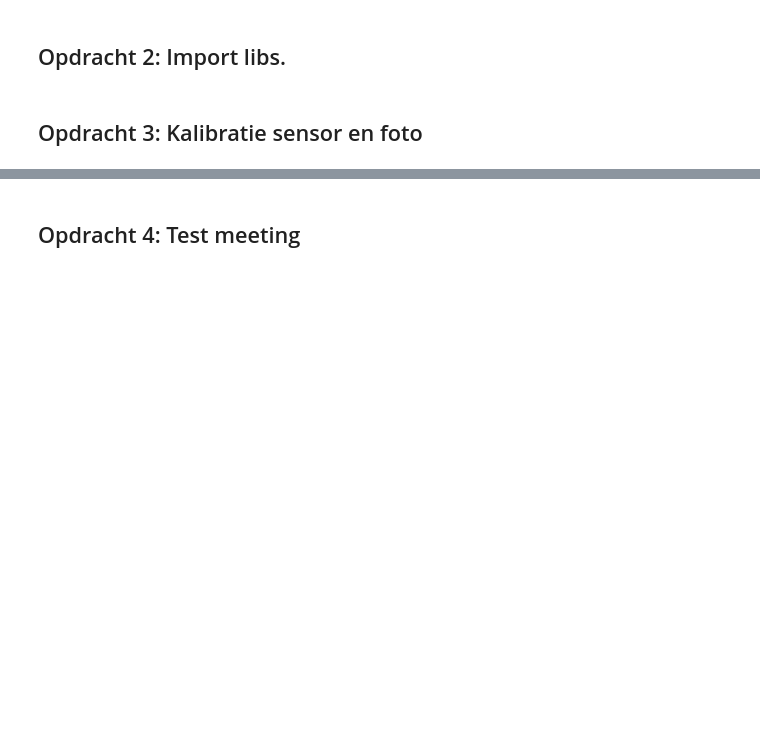
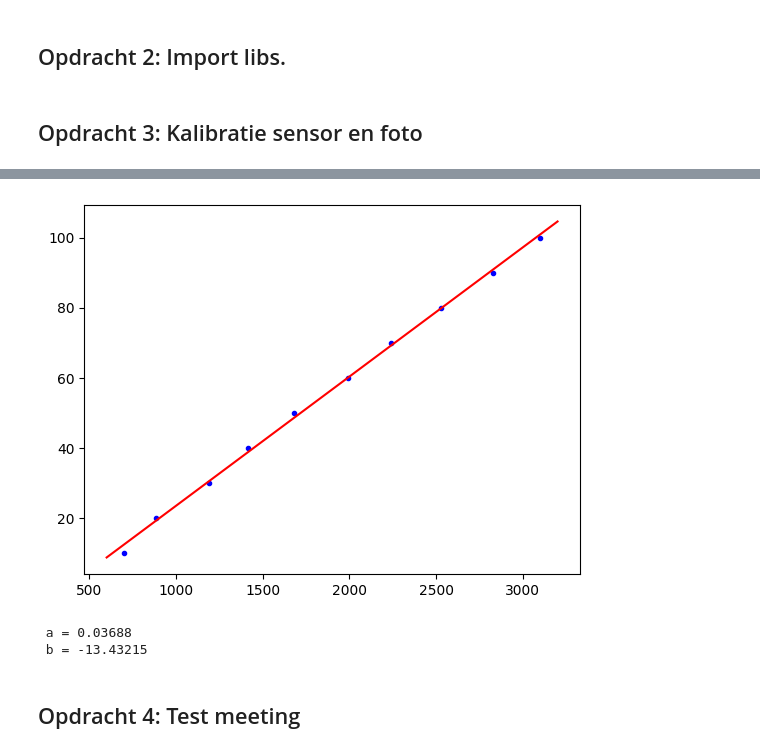
Before and after one commit to sjiemen/DEF_opdrachten_fork, a Jupyter notebook: FysiekeOntwerpopdrachten/4OntwerpEenAlgoritmeEchoAkoestisch/DEFOntwerpopdracht4AlgoritmeInvulTemplate.ipynb, the cells around one changed output, grey strips where cells are left out. Drawn from its saved outputs; the diff is of its cells as text; code cells hidden in the pictures; blank space fills up the shorter version.

Commit message:
testmeting en kalibratie

```diff
--- a/FysiekeOntwerpopdrachten/4OntwerpEenAlgoritmeEchoAkoestisch/DEFOntwerpopdracht4AlgoritmeInvulTemplate.ipynb
+++ b/FysiekeOntwerpopdrachten/4OntwerpEenAlgoritmeEchoAkoestisch/DEFOntwerpopdracht4AlgoritmeInvulTemplate.ipynb
@@ -45,6 +46,27 @@ kalibratie-opstelling groep [nummer]
 <img src="tudelftLogo.png" width="400">
 # %%
 # verwerk hier jullie kalibratiemetingen
+kalibratie_bits = np.array([700,886,1189,1413,1680,1992,2242,2530,2825,3100 ])
+kalibratie_afstand = np.array([10,20,30,40,50,60,70,80,90,100])
+
+
+def function(x,a,b):
+    return a*x+b
+
+values, covariance = curve_fit(function,kalibratie_bits,kalibratie_afstand)
+
+x_fit = np.linspace(600,3200,300)
+
+plt.figure()
+plt.plot(kalibratie_bits,kalibratie_afstand,'b.')
+plt.plot(x_fit, function(x_fit,*values),'r-')
+plt.show()
+print(f' a = {values[0]:.5f}')
+print(f' b = {values[1]:.5f}')
+# %% [output]
+[figure, added]
+ a = 0.03688
+ b = -13.43215
 # %% [markdown]
 ## Opdracht 4: Test meeting
 # %%
```
Also changed, not shown: parts of 5 cells of this notebook, 2 other files.
